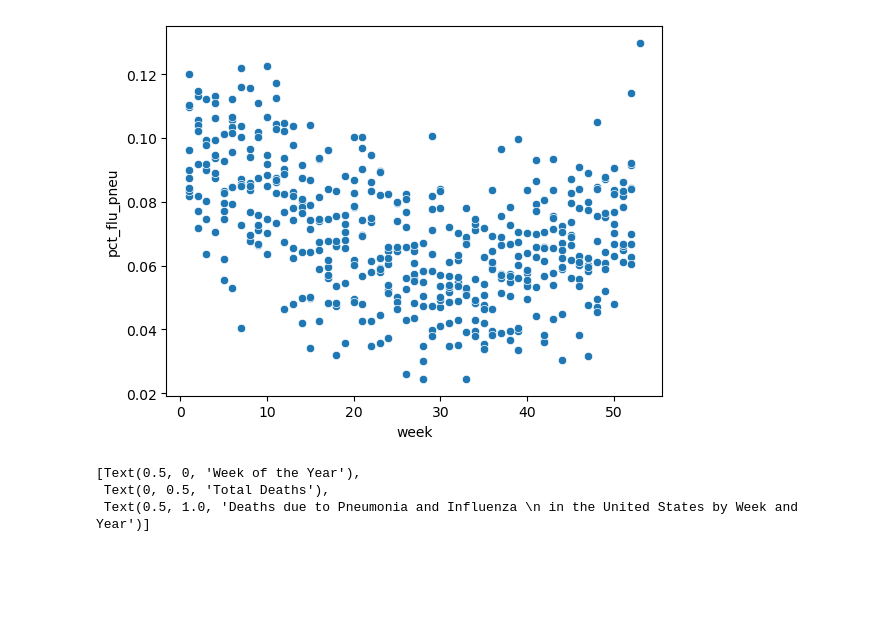
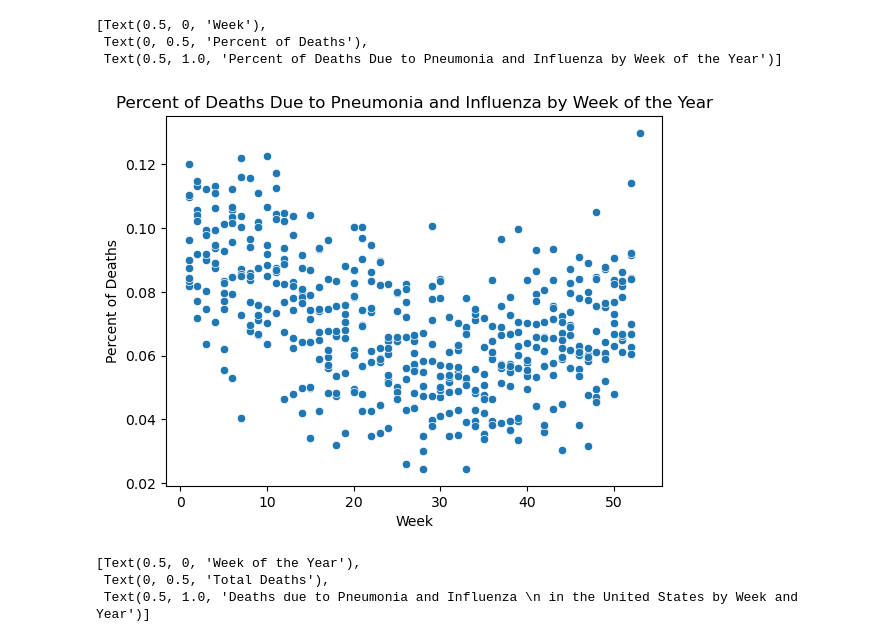
Before and after one commit to LotusEat3r/Project, a Jupyter notebook: Project_EDA.ipynb, the cells around one changed output. Cells and saved outputs as stored; diff of their text form; code cells hidden in the pictures; blank space fills up the shorter version.

```diff
--- a/Project_EDA.ipynb
+++ b/Project_EDA.ipynb
@@ -38,10 +55,14 @@ utah_deaths = deaths_clean[deaths_clean['state'] == 'Utah']
 pct_flu_pneu = utah_deaths['pneu_flu_deaths'] / utah_deaths['all_deaths']
 utah_deaths_pct = pd.concat([utah_deaths, pct_flu_pneu], axis = 1)
 utah_deaths_pct.columns = utah_deaths.columns.to_list() + ['pct_flu_pneu']
-# %%
-utah_plt = sns.scatterplot(utah_deaths_pct, x = 'week', y = 'pct_flu_pneu')
-# %% [output]
-[figure, removed]
+# %%
+utah_plt = sns.scatterplot(utah_deaths_pct, x = 'week', y = 'pct_flu_pneu')
+utah_plt.set(xlabel = "Week", ylabel = "Percent of Deaths", title = "Percent of Deaths Due to Pneumonia and Influenza by Week of the Year")
+# %% [output]
+[Text(0.5, 0, 'Week'),
+ Text(0, 0.5, 'Percent of Deaths'),
+ Text(0.5, 1.0, 'Percent of Deaths Due to Pneumonia and Influenza by Week of the Year')]
+[figure, added]
 # %%
 # How deaths from pneumonia and influenza compare across the seasons?
 
```
Also changed, not shown: parts of 5 cells of this notebook, 6 other files.
